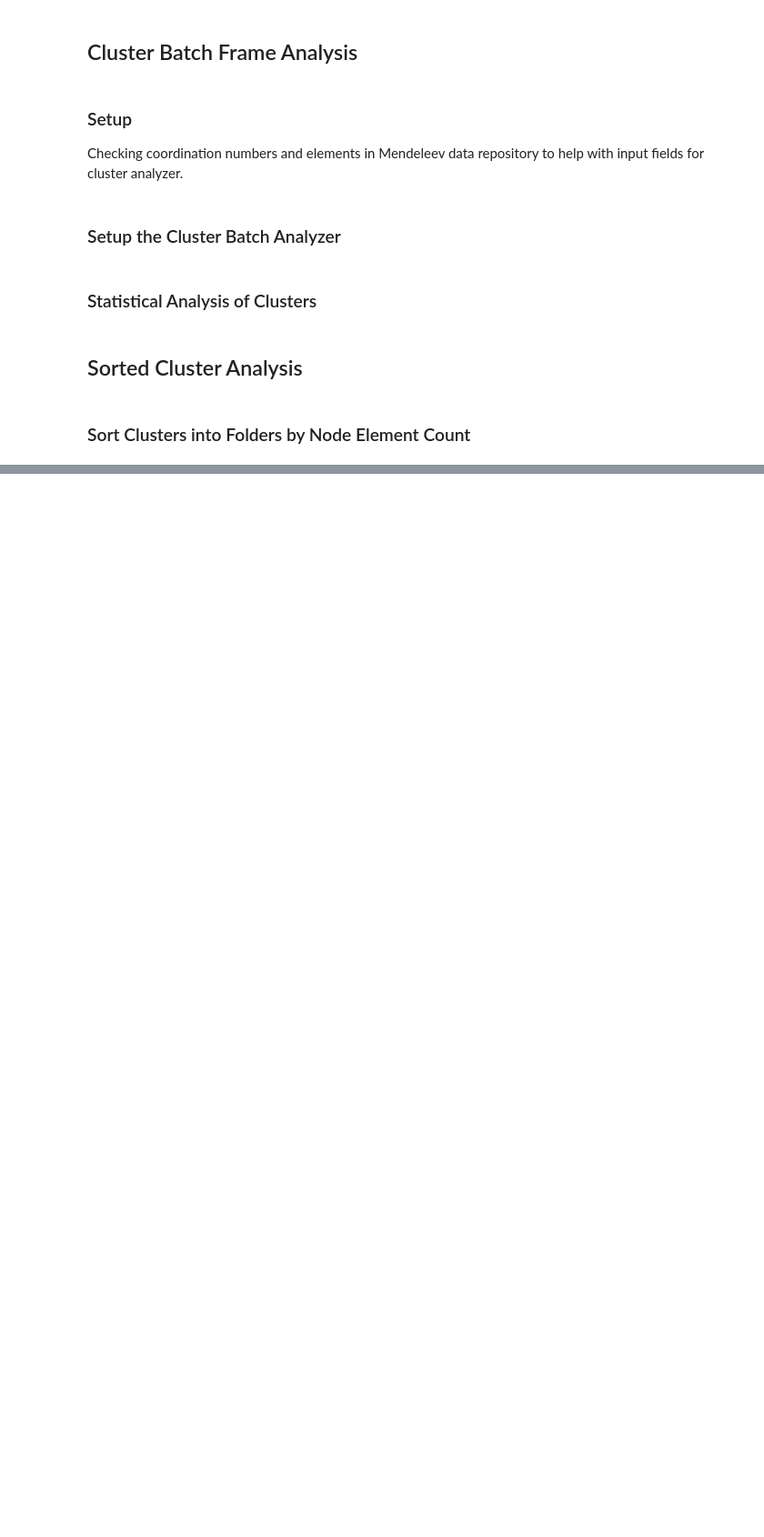
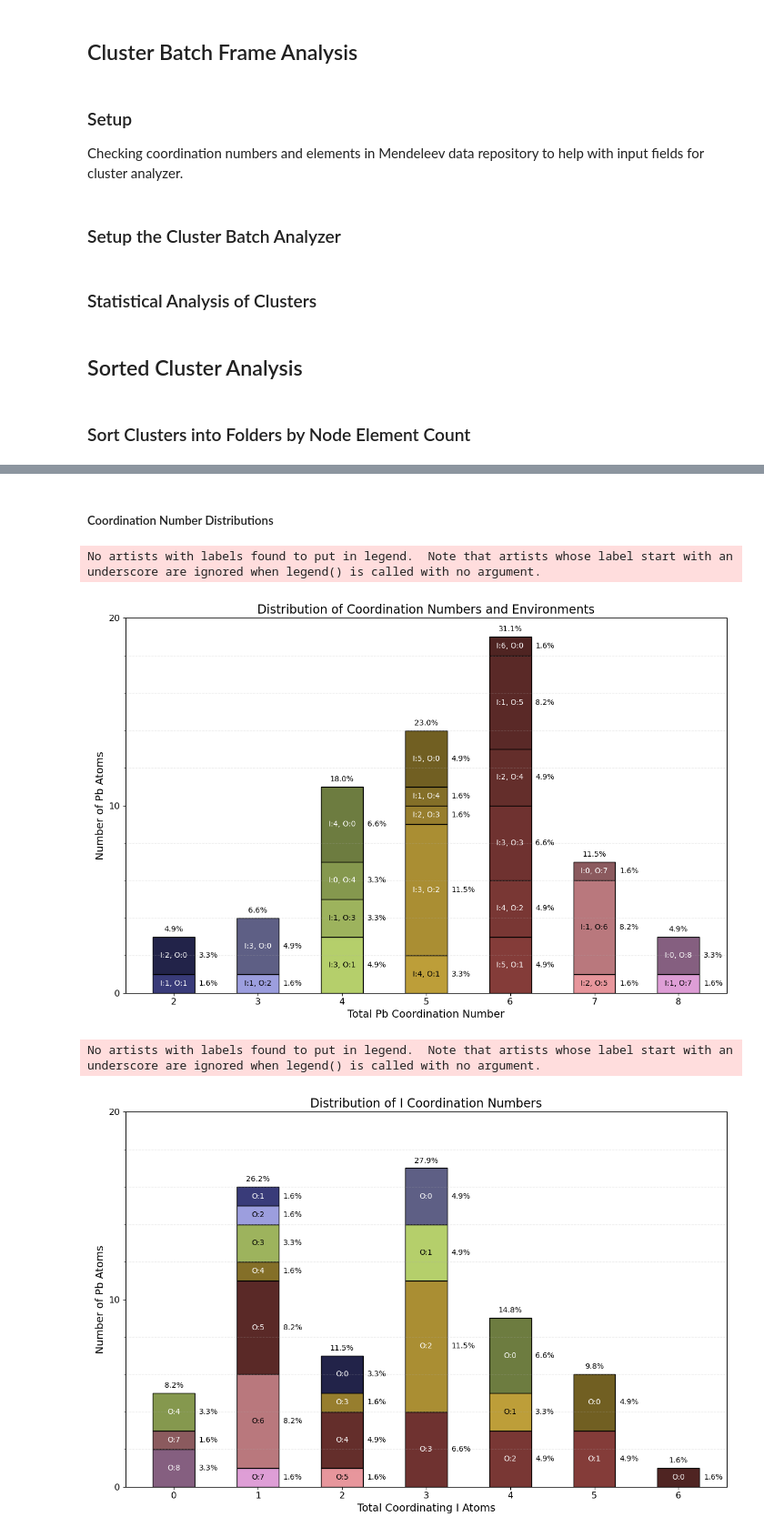
Before and after one commit to kewh5868/MDScatter, a Jupyter notebook: notebooks/3_clusterstatistics.ipynb, the cells around one changed output, grey strips where cells are left out. Shown at 91% size. Cells and saved outputs as stored; diff of their text form; code cells hidden in the pictures; blank space fills up the shorter version.

```diff
--- a/notebooks/3_clusterstatistics.ipynb
+++ b/notebooks/3_clusterstatistics.ipynb
@@ -202,0 +270,16 @@ for pattern, count in sharing_patterns.items():
+# %% [markdown]
+##### Coordination Number Distributions
+# %%
+# Prepare the coordination distribution data
+analyzer.prepare_coordination_distribution_data()
+
+# Use Case 1: Plot Coordination Number Distribution
+analyzer.plot_coordination_number_distribution()
+
+# # Use Case 2: Plot Neighbor Atom Distribution for 'I'
+analyzer.plot_neighbor_atom_distribution(neighbor_atom='I')
+# %% [output]
+No artists with labels found to put in legend.  Note that artists whose label start with an underscore are ignored when legend() is called with no argument.
+[figure, added]
+No artists with labels found to put in legend.  Note that artists whose label start with an underscore are ignored when legend() is called with no argument.
+[figure, added]
```
Also changed, not shown: parts of 6 cells of this notebook, 1 other file.
